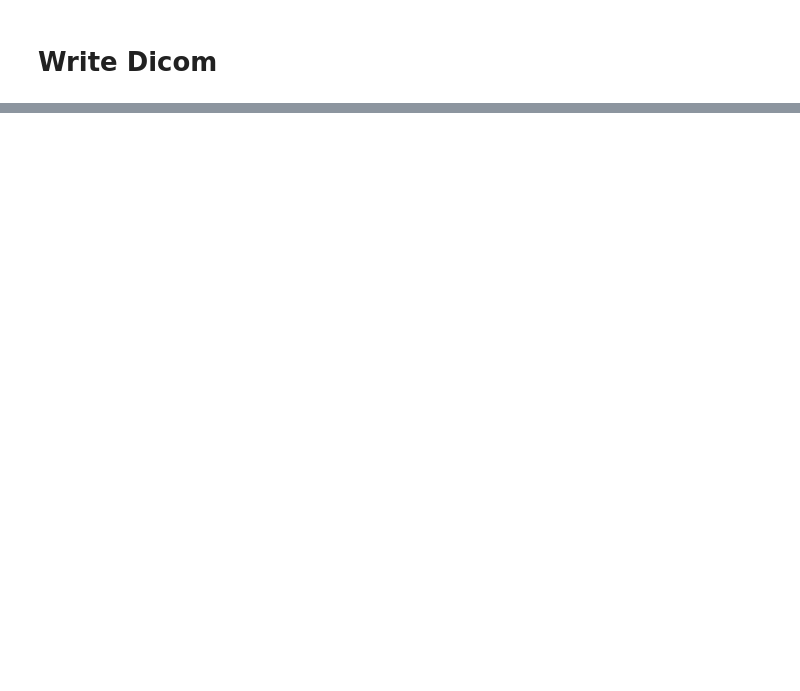
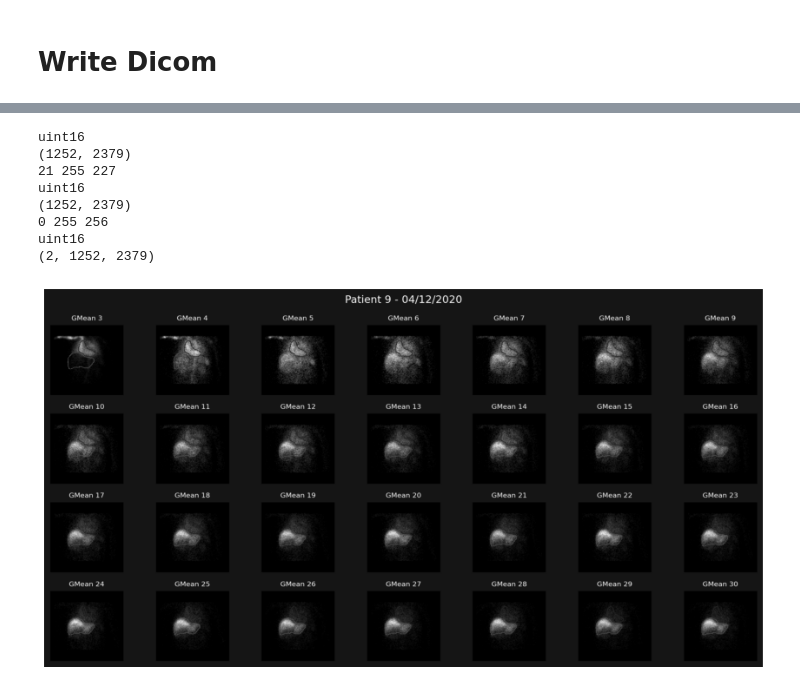
Before and after one commit to orenson/Master-thesis, a Jupyter notebook: Segmentation.ipynb, the cells around one changed output, grey strips where cells are left out. Drawn from its saved outputs; the diff is of its cells as text; code cells hidden in the pictures; blank space fills up the shorter version.

```diff
--- a/Segmentation.ipynb
+++ b/Segmentation.ipynb
@@ -923,0 +886,45 @@ with pd.dcmread("Images/Dyn_Ant_HBS1.dcm") as ant:
+# %%
+with pd.dcmread("Images/Dyn_Ant_HBS1.dcm") as ant:
+    im = io.imread("Prefix_timeSeries.png")
+    im_gray_1 = rgb2gray(rgba2rgb(im))
+    im_gray_1 = (im_gray_1*255).astype(np.uint16)
+    #plt.figure(figsize=(15,8))
+    #plt.axis('off')
+    #plt.imshow(im_gray, cmap=plt.cm.gray)
+    print(im_gray_1.dtype)
+    print(im_gray_1.shape)
+    print(min(np.unique(im_gray_1)),max(np.unique(im_gray_1)), len(np.unique(im_gray_1)))
+
+    im = io.imread("Prefix_slices.png")
+    im = resize(im, im_gray_1.shape)
+    im_gray_2 = rgb2gray(rgba2rgb(im))
+    im_gray_2 = (im_gray_2*255).astype(np.uint16)
+    #plt.figure(figsize=(15,8))
+    #plt.axis('off')
+    #plt.imshow(im_gray_2, cmap=plt.cm.gray)
+    print(im_gray_2.dtype)
+    print(im_gray_2.shape)
+    print(min(np.unique(im_gray_2)),max(np.unique(im_gray_2)), len(np.unique(im_gray_2)))
+
+    arr = np.empty((2,im_gray_1.shape[0],im_gray_1.shape[1]), dtype=np.uint16)
+    arr[0] = im_gray_2
+    arr[1] = im_gray_1
+    print(arr.dtype)
+    print(arr.shape)
+
+    ant[0x0018, 0x0070].value = np.sum(arr)                      #tot_count
+    ant[0x0028, 0x0010].value = im_gray_1.shape[0]               #rows
+    ant[0x0028, 0x0011].value = im_gray_1.shape[1]               #columns
+    ant[0x0028, 0x0008].value = 2                                #slices
+    ant.PixelData = arr.tobytes()
+    ant.save_as('Images/new.dcm')
+# %% [output]
+uint16
+(1252, 2379)
+21 255 227
+uint16
+(1252, 2379)
+0 255 256
+uint16
+(2, 1252, 2379)
+[figure, added]
```
Also changed, not shown: parts of 10 cells of this notebook, 8 other files.
